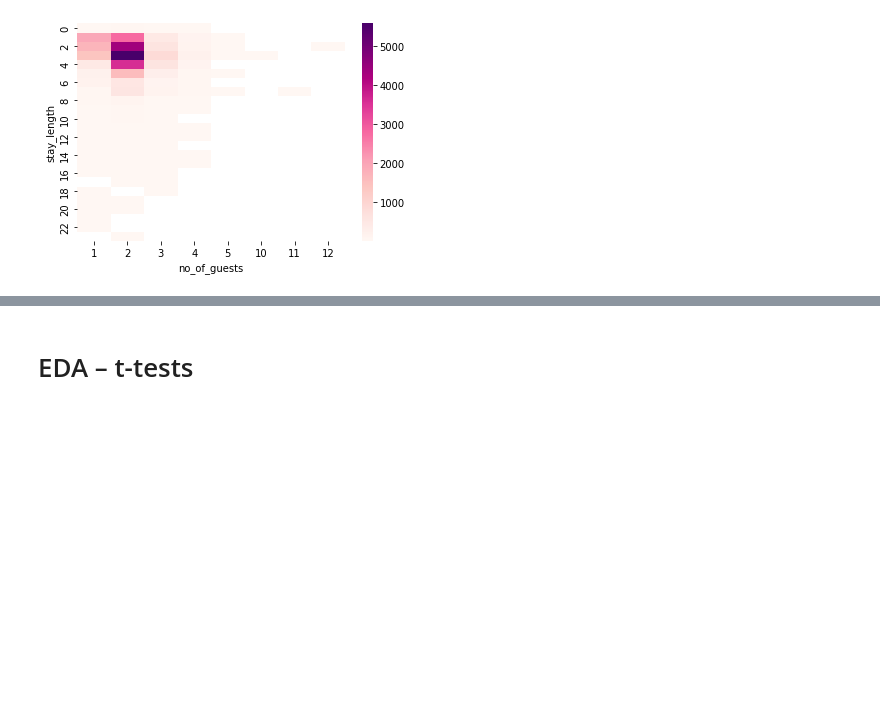
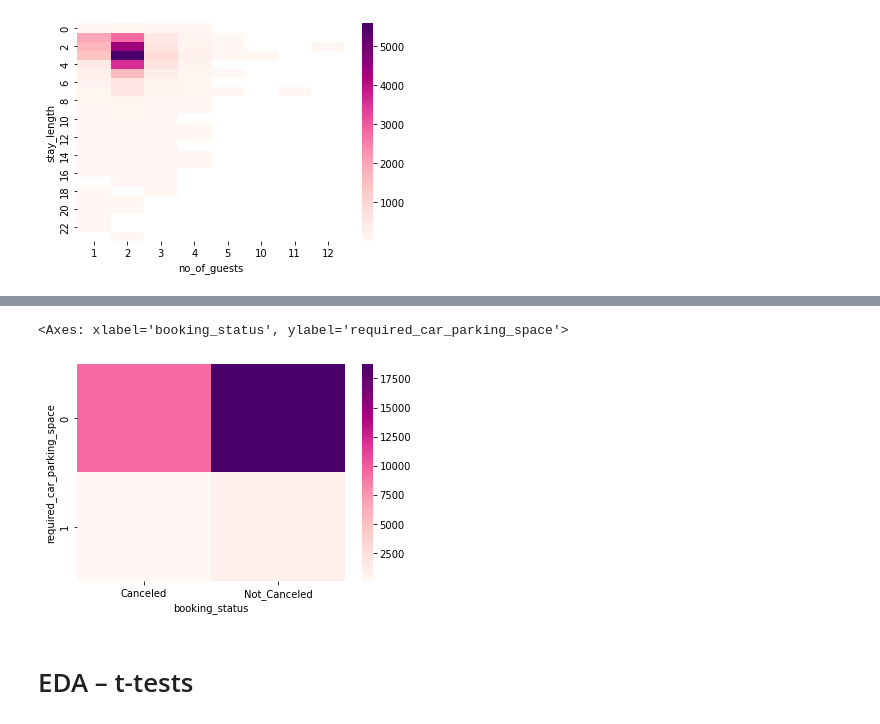
Before and after one commit to karriechou/inf2179-ml-challenge, a Jupyter notebook: KarrieChou_inf2179_ml_challenge_code.ipynb, the cells around one changed output, grey strips where cells are left out. Saved outputs shown, nothing was run; the diff lists cells and outputs as text; code cells hidden in the pictures; blank space fills up the shorter version.

```diff
--- a/KarrieChou_inf2179_ml_challenge_code.ipynb
+++ b/KarrieChou_inf2179_ml_challenge_code.ipynb
@@ -135,3 +138,9 @@ Name: market_segment_type_onehot, dtype: int64
+# %%
+parking_and_cancellations = pd.pivot_table(data = training_data, values = "Booking_ID", columns = "booking_status", index = "required_car_parking_space", aggfunc = "count")
+sns.heatmap(parking_and_cancellations, cmap = "RdPu")
+# %% [output]
+<Axes: xlabel='booking_status', ylabel='required_car_parking_space'>
+[figure, added]
 # %% [markdown]
 # EDA – t-tests
 # %% [markdown]
```
Also changed, not shown: parts of 10 cells of this notebook.
